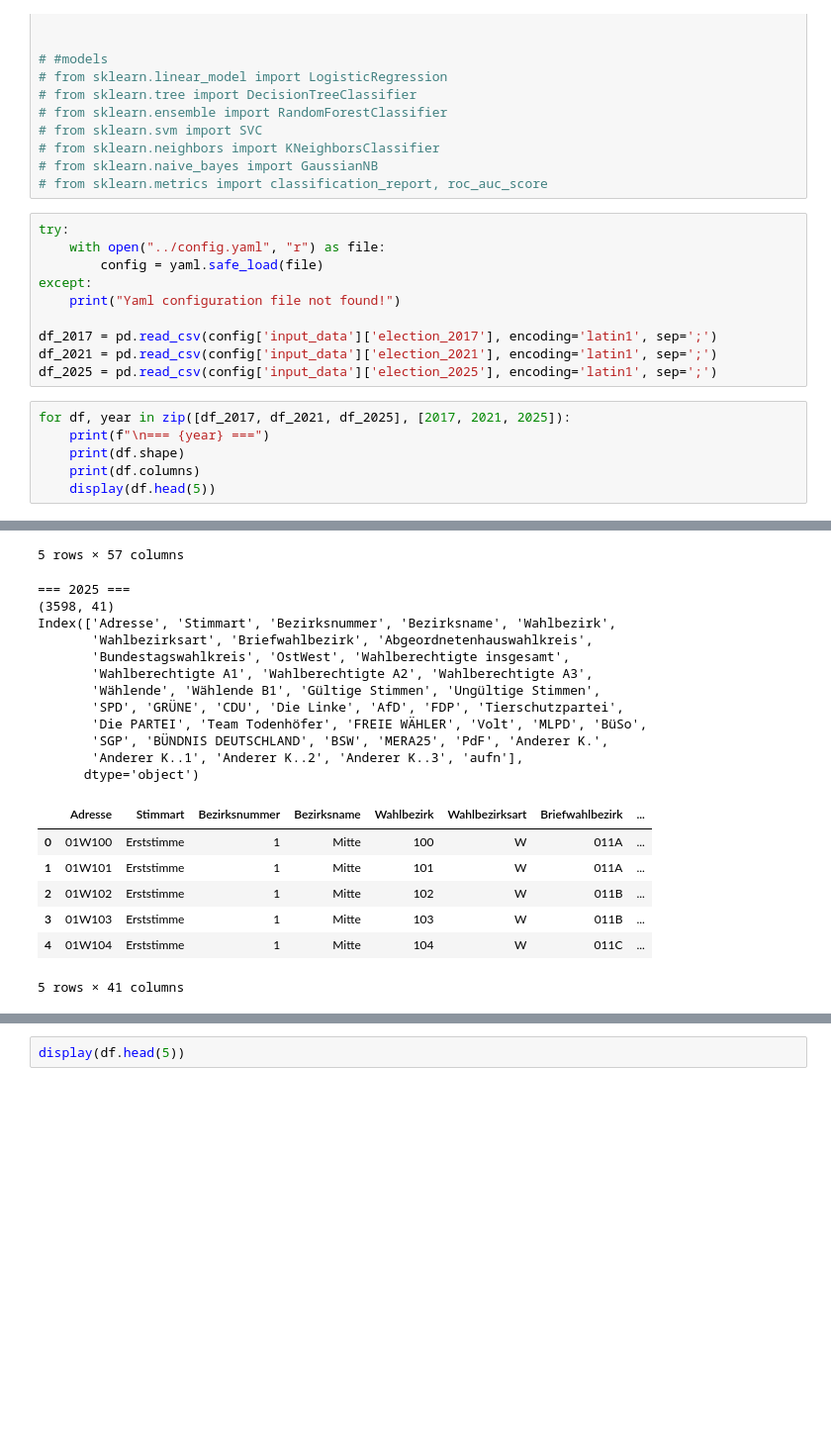
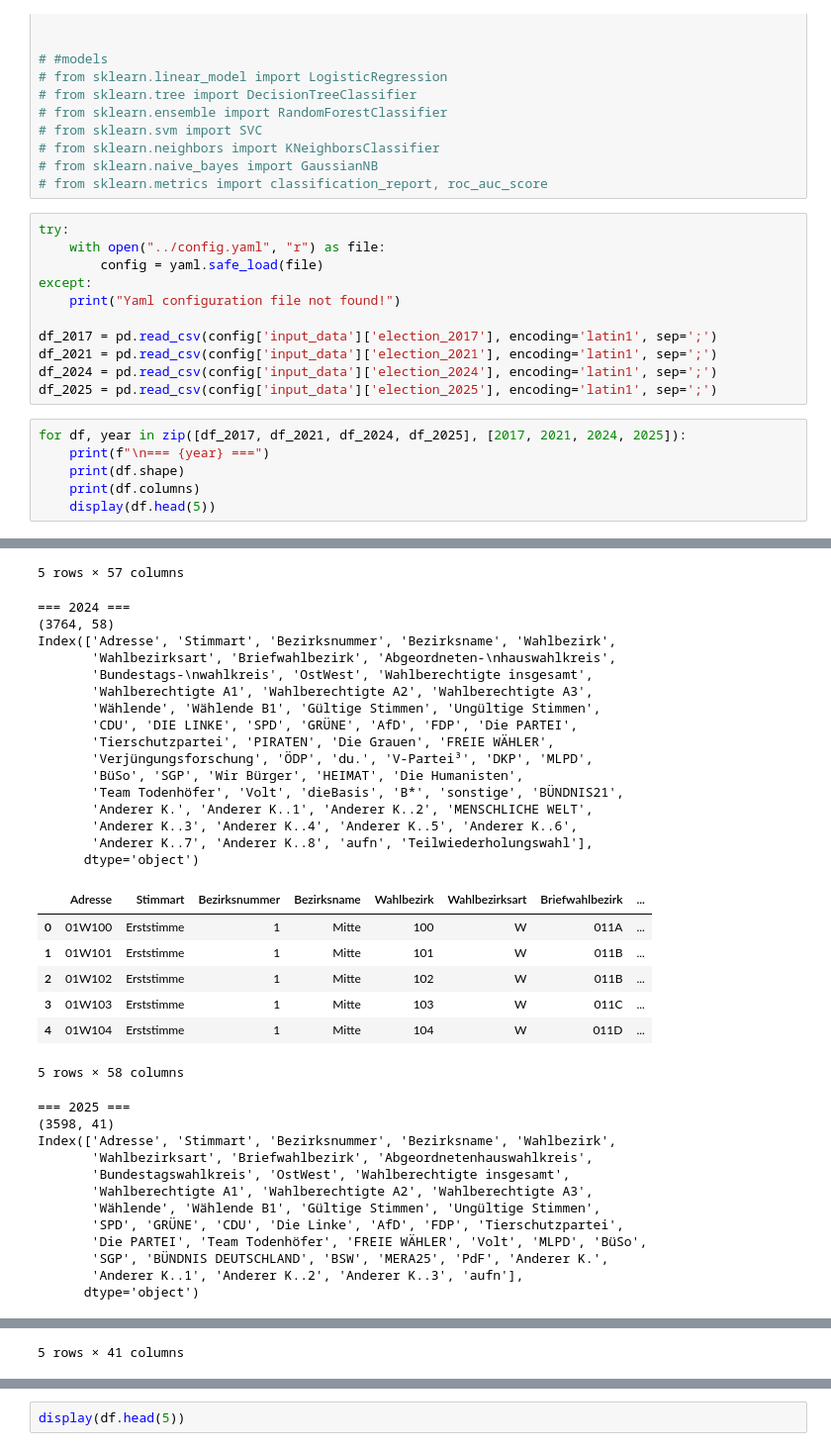
Before and after one commit to SeenoUrbanism/rent-price-and-election-results-berlin, a Jupyter notebook: notebooks/data_wrangling_election.ipynb, the cells around one changed output, grey strips where cells are left out. Shown: that part at 99% size. Saved outputs shown, nothing was run; the diff lists cells and outputs as text; blank space fills up the shorter version.

```diff
--- a/notebooks/data_wrangling.ipynb
+++ b/notebooks/data_wrangling_election.ipynb
@@ -31,9 +31,10 @@ except:
 
 df_2017 = pd.read_csv(config['input_data']['election_2017'], encoding='latin1', sep=';')
 df_2021 = pd.read_csv(config['input_data']['election_2021'], encoding='latin1', sep=';')
+df_2024 = pd.read_csv(config['input_data']['election_2024'], encoding='latin1', sep=';')
 df_2025 = pd.read_csv(config['input_data']['election_2025'], encoding='latin1', sep=';')
 # %%
-for df, year in zip([df_2017, df_2021, df_2025], [2017, 2021, 2025]):
+for df, year in zip([df_2017, df_2021, df_2024, df_2025], [2017, 2021, 2024, 2025]):
     print(f"\n=== {year} ===")
     print(df.shape)
     print(df.columns)
@@ -81,33 +82,49 @@ Index(['Adresse', 'Stimmart', 'Bezirksnummer', 'Bezirksname', 'Wahlbezirk',
        'EB: erneuerung-klima.de', 'EB: Grundeinkommen-für-alle.org',
        'Menschliche Welt - MENSCHLICHE WELT -', 'EB: Mieterinitiativen',
        'EB: Parteifrei in den Bundestag',
        'EB: Parteifrei, unabhängig und transparent. Für eine direktere Demokratie ohne Fraktionszwang und eine Amtszeitbeschränkung.',
        'EB: www.weltrettung-durch-therapie.de', 'EB', 'EB: Zeit zählt!',
        'aufn'],
       dtype='object')
 |  | Adresse | Stimmart | Bezirksnummer | Bezirksname | Wahlbezirk | Wahlbezirksart | Briefwahlbezirk | ... |
 | 0 | 01B1A | Erststimme | 1 | Mitte | 1A | B | 011A | ... |
 | 1 | 01B1B | Erststimme | 1 | Mitte | 1B | B | 011B | ... |
 | 2 | 01B1C | Erststimme | 1 | Mitte | 1C | B | 011C | ... |
 | 3 | 01B1D | Erststimme | 1 | Mitte | 1D | B | 011D | ... |
 | 4 | 01B1E | Erststimme | 1 | Mitte | 1E | B | 011E | ... |
 5 rows × 57 columns
-=== 2025 ===
-(3598, 41)
+=== 2024 ===
+(3764, 58)
 Index(['Adresse', 'Stimmart', 'Bezirksnummer', 'Bezirksname', 'Wahlbezirk',
-       'Wahlbezirksart', 'Briefwahlbezirk', 'Abgeordnetenhauswahlkreis',
-       'Bundestagswahlkreis', 'OstWest', 'Wahlberechtigte insgesamt',
+       'Wahlbezirksart', 'Briefwahlbezirk', 'Abgeordneten-\nhauswahlkreis',
+       'Bundestags-\nwahlkreis', 'OstWest', 'Wahlberechtigte insgesamt',
        'Wahlberechtigte A1', 'Wahlberechtigte A2', 'Wahlberechtigte A3',
        'Wählende', 'Wählende B1', 'Gültige Stimmen', 'Ungültige Stimmen',
-       'SPD', 'GRÜNE', 'CDU', 'Die Linke', 'AfD', 'FDP', 'Tierschutzpartei',
-       'Die PARTEI', 'Team Todenhöfer', 'FREIE WÄHLER', 'Volt', 'MLPD', 'BüSo',
-       'SGP', 'BÜNDNIS DEUTSCHLAND', 'BSW', 'MERA25', 'PdF', 'Anderer K.',
-       'Anderer K..1', 'Anderer K..2', 'Anderer K..3', 'aufn'],
+       'CDU', 'DIE LINKE', 'SPD', 'GRÜNE', 'AfD', 'FDP', 'Die PARTEI',
+       'Tierschutzpartei', 'PIRATEN', 'Die Grauen', 'FREIE WÄHLER',
+       'Verjüngungsforschung', 'ÖDP', 'du.', 'V-Partei³', 'DKP', 'MLPD',
+       'BüSo', 'SGP', 'Wir Bürger', 'HEIMAT', 'Die Humanisten',
+       'Team Todenhöfer', 'Volt', 'dieBasis', 'B*', 'sonstige', 'BÜNDNIS21',
+       'Anderer K.', 'Anderer K..1', 'Anderer K..2', 'MENSCHLICHE WELT',
+       'Anderer K..3', 'Anderer K..4', 'Anderer K..5', 'Anderer K..6',
+       'Anderer K..7', 'Anderer K..8', 'aufn', 'Teilwiederholungswahl'],
       dtype='object')
 |  | Adresse | Stimmart | Bezirksnummer | Bezirksname | Wahlbezirk | Wahlbezirksart | Briefwahlbezirk | ... |
 | 0 | 01W100 | Erststimme | 1 | Mitte | 100 | W | 011A | ... |
-| 1 | 01W101 | Erststimme | 1 | Mitte | 101 | W | 011A | ... |
+| 1 | 01W101 | Erststimme | 1 | Mitte | 101 | W | 011B | ... |
 | 2 | 01W102 | Erststimme | 1 | Mitte | 102 | W | 011B | ... |
-| 3 | 01W103 | Erststimme | 1 | Mitte | 103 | W | 011B | ... |
-| 4 | 01W104 | Erststimme | 1 | Mitte | 104 | W | 011C | ... |
+| 3 | 01W103 | Erststimme | 1 | Mitte | 103 | W | 011C | ... |
+| 4 | 01W104 | Erststimme | 1 | Mitte | 104 | W | 011D | ... |
-5 rows × 41 columns
+5 rows × 58 columns
+=== 2025 ===
+(3598, 41)
+Index(['Adresse', 'Stimmart', 'Bezirksnummer', 'Bezirksname', 'Wahlbezirk',
+       'Wahlbezirksart', 'Briefwahlbezirk', 'Abgeordnetenhauswahlkreis',
+       'Bundestagswahlkreis', 'OstWest', 'Wahlberechtigte insgesamt',
+       'Wahlberechtigte A1', 'Wahlberechtigte A2', 'Wahlberechtigte A3',
+       'Wählende', 'Wählende B1', 'Gültige Stimmen', 'Ungültige Stimmen',
+       'SPD', 'GRÜNE', 'CDU', 'Die Linke', 'AfD', 'FDP', 'Tierschutzpartei',
+       'Die PARTEI', 'Team Todenhöfer', 'FREIE WÄHLER', 'Volt', 'MLPD', 'BüSo',
+       'SGP', 'BÜNDNIS DEUTSCHLAND', 'BSW', 'MERA25', 'PdF', 'Anderer K.',
+       'Anderer K..1', 'Anderer K..2', 'Anderer K..3', 'aufn'],
+      dtype='object')
@@ -114,3 +137,4 @@ Index(['Adresse', 'Stimmart', 'Bezirksnummer', 'Bezirksname', 'Wahlbezirk',
+5 rows × 41 columns
 # %%
 def clean_columns(df):
     df.columns = df.columns.str.lower().str.strip().str.replace(" ", "_")
```
Also changed, not shown: parts of 28 cells of this notebook, 5 other files.
